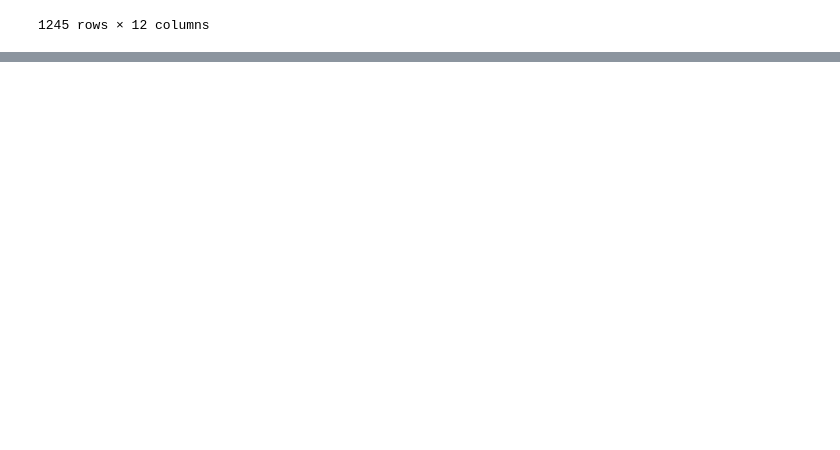
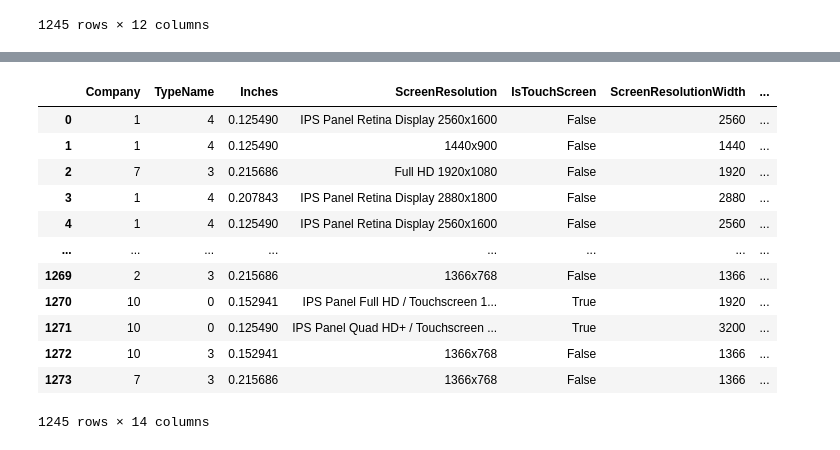
Before and after one commit to Ste881/Laptop-price-prediction, a Jupyter notebook: laptop_ML_project.ipynb, the cells around one changed output, grey strips where cells are left out. Saved outputs shown, nothing was run; the diff lists cells and outputs as text; code cells hidden in the pictures; blank space fills up the shorter version.

Commit message:
Extracting features from 'ScreenResolution'

```diff
--- a/laptop_ML_project.ipynb
+++ b/laptop_ML_project.ipynb
@@ -347,5 +339,5 @@ df_with_touchscreen = extract_touchscreen(df_with_screen_size)
 # %%
-encoded_scaled_df.drop(columns=['IsTouchScreen'], inplace=True)
+#encoded_scaled_df.drop(columns=['IsTouchScreen'], inplace=True)
 # %%
 encoded_scaled_df
 # %% [output]
@@ -362,3 +354,39 @@ encoded_scaled_df
 | 1272 | 10 | 3 | 0.152941 | 1366x768 | False | 34 | 0.015873 | 35 | 40 | ... |
 | 1273 | 7 | 3 | 0.215686 | 1366x768 | False | 89 | 0.079365 | 10 | 21 | ... |
 1245 rows × 12 columns
+# %%
+encoded_scaled_df.drop(columns=['ScreenResolutionWidth', 'ScreenResolutionHeight'], inplace=True)
+# %%
+import pandas as pd
+import re
+
+def extract_screen_resolution(dataframe, column_name):
+    """
+    Function to extract the screen resolution width and height from the 'ScreenResolution' feature
+    and insert them as new columns at the specified positions in the DataFrame.
+
+    Parameters:
+        dataframe (DataFrame): The pandas DataFrame containing the data.
+        column_name (str): The name of the column containing screen resolution information.
+
+    Returns:
+        dataframe (DataFrame): The pandas DataFrame with two new columns for screen resolution width and height.
+    """
+    # Define regular expressions to capture different screen resolution formats
+    resolution_pattern = re.compile(r'(\d+)\s*x\s*(\d+)')
+
+    # Extract width and height using regular expressions
+    extracted_resolution = dataframe[column_name].str.extract(resolution_pattern)
+
+    # Convert the extracted values to numeric type
+    width = pd.to_numeric(extracted_resolution[0], errors='coerce')
+    height = pd.to_numeric(extracted_resolution[1], errors='coerce')
+
+    # Insert new columns for screen resolution width and height at specified positions in the DataFrame
+    dataframe.insert(5, 'ScreenResolutionWidth', width)
+    dataframe.insert(6, 'ScreenResolutionHeight', height)
+
+    return dataframe
+
+encoded_scaled_df = extract_screen_resolution(encoded_scaled_df, 'ScreenResolution')
+print(encoded_scaled_df[['ScreenResolution', 'ScreenResolutionWidth', 'ScreenResolutionHeight']].head())
@@ -364,0 +407,16 @@ encoded_scaled_df
+# %%
+encoded_scaled_df
+# %% [output]
+|  | Company | TypeName | Inches | ScreenResolution | IsTouchScreen | ScreenResolutionWidth | ... |
+| 0 | 1 | 4 | 0.125490 | IPS Panel Retina Display 2560x1600 | False | 2560 | ... |
+| 1 | 1 | 4 | 0.125490 | 1440x900 | False | 1440 | ... |
+| 2 | 7 | 3 | 0.215686 | Full HD 1920x1080 | False | 1920 | ... |
+| 3 | 1 | 4 | 0.207843 | IPS Panel Retina Display 2880x1800 | False | 2880 | ... |
+| 4 | 1 | 4 | 0.125490 | IPS Panel Retina Display 2560x1600 | False | 2560 | ... |
+| ... | ... | ... | ... | ... | ... | ... | ... |
+| 1269 | 2 | 3 | 0.215686 | 1366x768 | False | 1366 | ... |
+| 1270 | 10 | 0 | 0.152941 | IPS Panel Full HD / Touchscreen 1... | True | 1920 | ... |
+| 1271 | 10 | 0 | 0.125490 | IPS Panel Quad HD+ / Touchscreen ... | True | 3200 | ... |
+| 1272 | 10 | 3 | 0.152941 | 1366x768 | False | 1366 | ... |
+| 1273 | 7 | 3 | 0.215686 | 1366x768 | False | 1366 | ... |
+1245 rows × 14 columns
```
Also changed, not shown: parts of 2 cells of this notebook.
